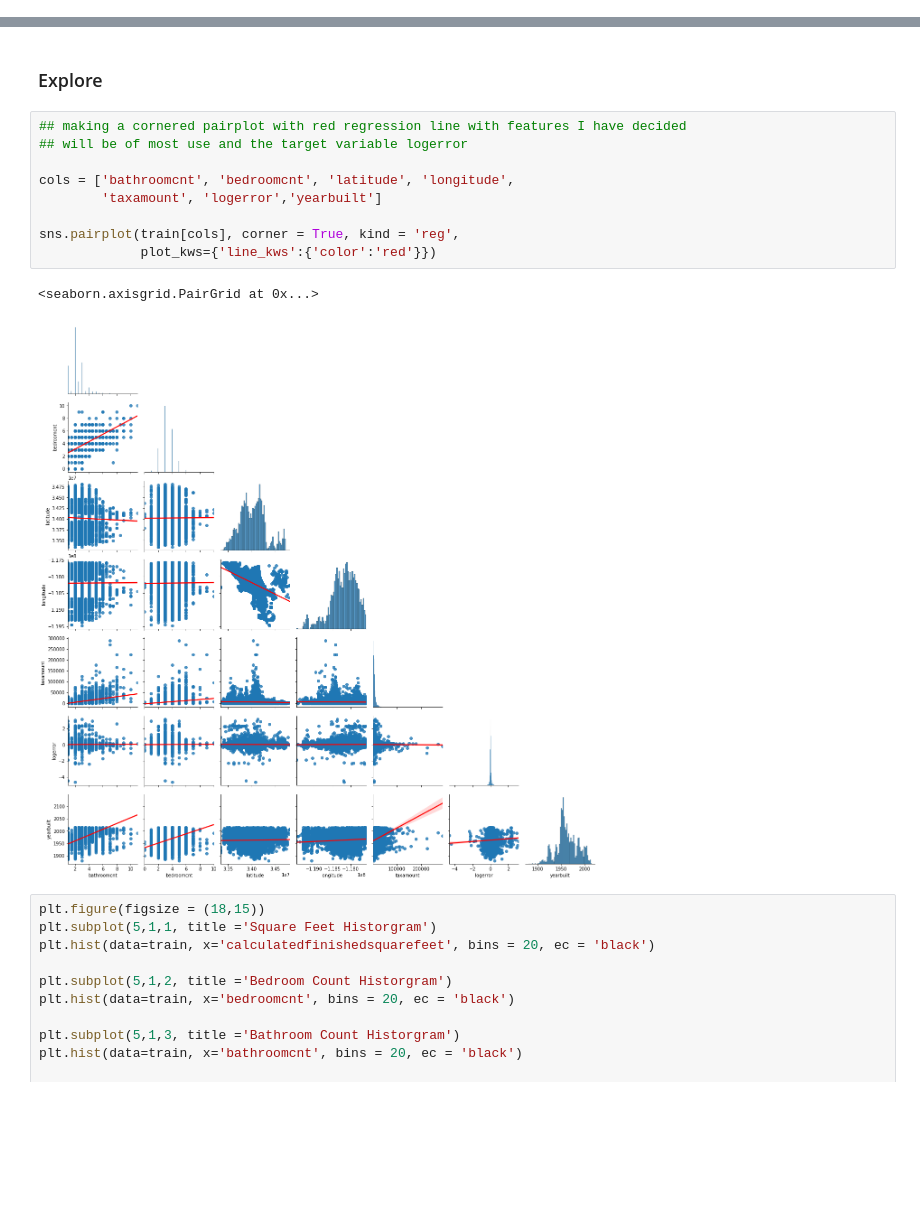
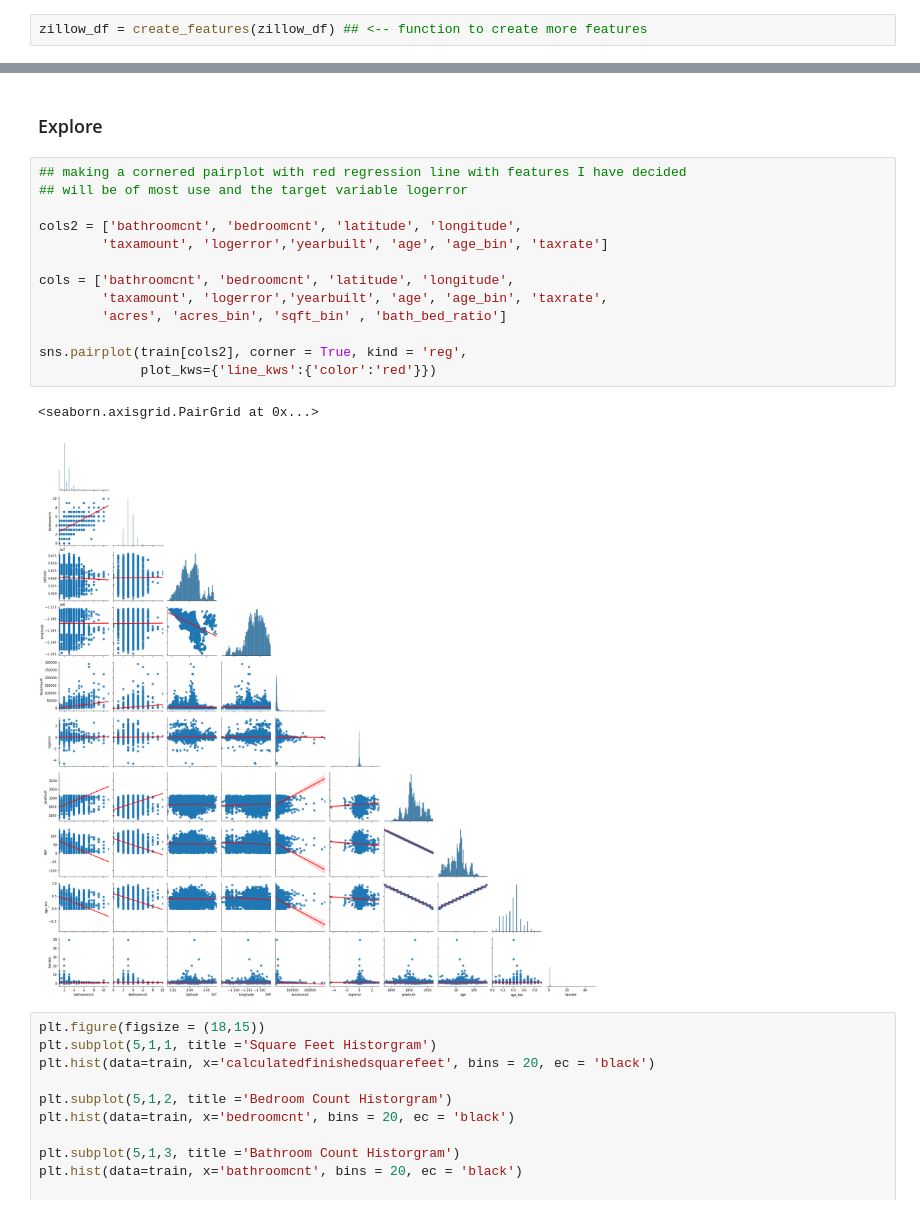
Before and after one commit to ForrestMccrosky/Zillow_Clustering_Project, a Jupyter notebook: Rough_Draft_Notebook.ipynb, the cells around one changed output, grey strips where cells are left out. Saved outputs shown, nothing was run; the diff lists cells and outputs as text; blank space fills up the shorter version.

Commit message:
adding outlier and scaling function as well as more features engineered

```diff
--- a/Rough_Draft_Notebook.ipynb
+++ b/Rough_Draft_Notebook.ipynb
@@ -247,4 +248,6 @@ taxamount                       0
 censustractandblock             0
 propertylandusedesc             0
 dtype: int64
+# %%
+zillow_df = create_features(zillow_df) ## <-- function to create more features
 # %%
@@ -288,15 +291,19 @@ test.head()
 # %%
 ## making a cornered pairplot with red regression line with features I have decided
 ## will be of most use and the target variable logerror
 
+cols2 = ['bathroomcnt', 'bedroomcnt', 'latitude', 'longitude',
+        'taxamount', 'logerror','yearbuilt', 'age', 'age_bin', 'taxrate']
+
 cols = ['bathroomcnt', 'bedroomcnt', 'latitude', 'longitude',
-        'taxamount', 'logerror','yearbuilt']
+        'taxamount', 'logerror','yearbuilt', 'age', 'age_bin', 'taxrate',
+        'acres', 'acres_bin', 'sqft_bin' , 'bath_bed_ratio']
 
-sns.pairplot(train[cols], corner = True, kind = 'reg',
+sns.pairplot(train[cols2], corner = True, kind = 'reg',
              plot_kws={'line_kws':{'color':'red'}})
 # %% [output]
 <seaborn.axisgrid.PairGrid at 0x...>
-[figure, old version]
+[figure, new version]
 # %%
 plt.figure(figsize = (18,15))
 plt.subplot(5,1,1, title ='Square Feet Historgram')
```
Also changed, not shown: parts of 11 cells of this notebook, 1 other file.
